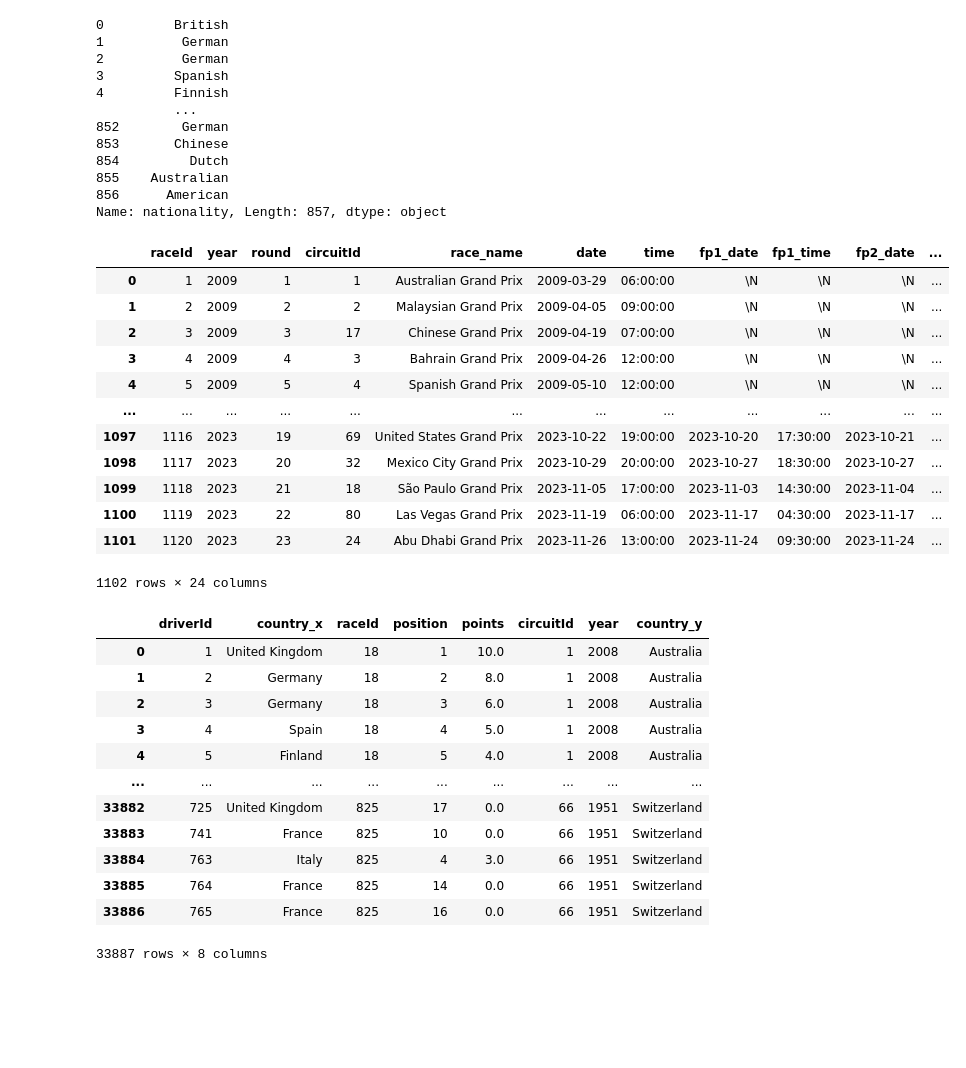
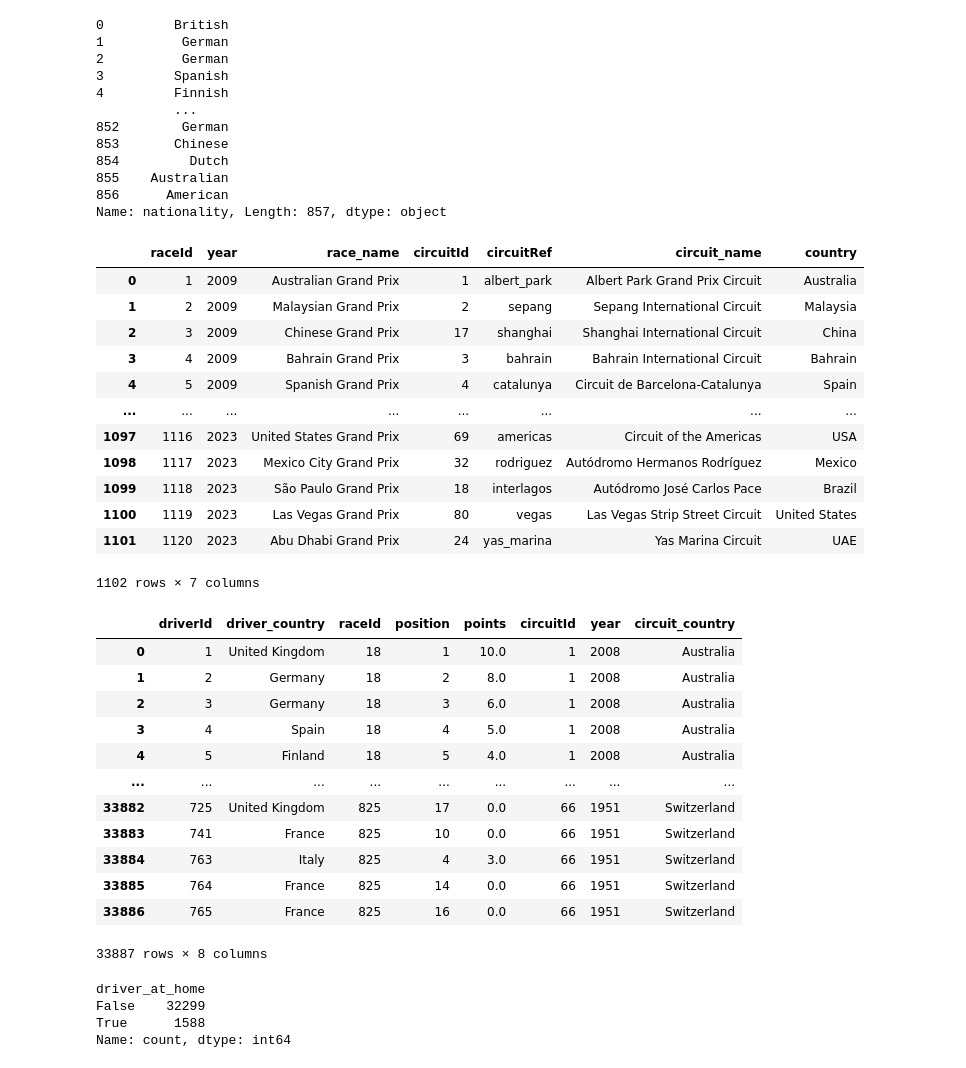
Before and after one commit to MohamedElhadidy0019/Formula_One_Data_Analysis, a Jupyter notebook: home_vs_away_effect.ipynb, the cells around one changed output. Saved outputs shown, nothing was run; the diff lists cells and outputs as text; code cells hidden in the pictures; blank space fills up the shorter version.

```diff
--- a/home_vs_away_effect.ipynb
+++ b/home_vs_away_effect.ipynb
@@ -40,33 +45,38 @@ drivers['country'] = drivers['nationality'].apply(lookup_country)
 Name: nationality, Length: 857, dtype: object
 # %%
 races.rename(columns={'name':'race_name'}, inplace=True)
-races.drop(columns='url', inplace=True)
+races = races[['raceId', 'year', 'race_name', 'circuitId']]
 
 circuits.rename(columns={'name':'circuit_name'}, inplace=True)
-circuits.drop(columns='url', inplace=True)
+circuits.drop(columns=['url', 'lat', 'lng', 'alt', 'location'], inplace=True)
 
-races_circuits = pd.merge(races, circuits, on='circuitId', how='left', )
+races_circuits = pd.merge(races, circuits, on='circuitId', how='left')
 
 display(races_circuits)
 # %% [output]
-|  | raceId | year | round | circuitId | race_name | date | time | fp1_date | fp1_time | fp2_date | ... |
-| 0 | 1 | 2009 | 1 | 1 | Australian Grand Prix | 2009-03-29 | 06:00:00 | \N | \N | \N | ... |
-| 1 | 2 | 2009 | 2 | 2 | Malaysian Grand Prix | 2009-04-05 | 09:00:00 | \N | \N | \N | ... |
-| 2 | 3 | 2009 | 3 | 17 | Chinese Grand Prix | 2009-04-19 | 07:00:00 | \N | \N | \N | ... |
-| 3 | 4 | 2009 | 4 | 3 | Bahrain Grand Prix | 2009-04-26 | 12:00:00 | \N | \N | \N | ... |
-| 4 | 5 | 2009 | 5 | 4 | Spanish Grand Prix | 2009-05-10 | 12:00:00 | \N | \N | \N | ... |
-| ... | ... | ... | ... | ... | ... | ... | ... | ... | ... | ... | ... |
-| 1097 | 1116 | 2023 | 19 | 69 | United States Grand Prix | 2023-10-22 | 19:00:00 | 2023-10-20 | 17:30:00 | 2023-10-21 | ... |
-| 1098 | 1117 | 2023 | 20 | 32 | Mexico City Grand Prix | 2023-10-29 | 20:00:00 | 2023-10-27 | 18:30:00 | 2023-10-27 | ... |
-| 1099 | 1118 | 2023 | 21 | 18 | São Paulo Grand Prix | 2023-11-05 | 17:00:00 | 2023-11-03 | 14:30:00 | 2023-11-04 | ... |
-| 1100 | 1119 | 2023 | 22 | 80 | Las Vegas Grand Prix | 2023-11-19 | 06:00:00 | 2023-11-17 | 04:30:00 | 2023-11-17 | ... |
-| 1101 | 1120 | 2023 | 23 | 24 | Abu Dhabi Grand Prix | 2023-11-26 | 13:00:00 | 2023-11-24 | 09:30:00 | 2023-11-24 | ... |
+|  | raceId | year | race_name | circuitId | circuitRef | circuit_name | country |
+| 0 | 1 | 2009 | Australian Grand Prix | 1 | albert_park | Albert Park Grand Prix Circuit | Australia |
+| 1 | 2 | 2009 | Malaysian Grand Prix | 2 | sepang | Sepang International Circuit | Malaysia |
+| 2 | 3 | 2009 | Chinese Grand Prix | 17 | shanghai | Shanghai International Circuit | China |
+| 3 | 4 | 2009 | Bahrain Grand Prix | 3 | bahrain | Bahrain International Circuit | Bahrain |
+| 4 | 5 | 2009 | Spanish Grand Prix | 4 | catalunya | Circuit de Barcelona-Catalunya | Spain |
+| ... | ... | ... | ... | ... | ... | ... | ... |
+| 1097 | 1116 | 2023 | United States Grand Prix | 69 | americas | Circuit of the Americas | USA |
+| 1098 | 1117 | 2023 | Mexico City Grand Prix | 32 | rodriguez | Autódromo Hermanos Rodríguez | Mexico |
+| 1099 | 1118 | 2023 | São Paulo Grand Prix | 18 | interlagos | Autódromo José Carlos Pace | Brazil |
+| 1100 | 1119 | 2023 | Las Vegas Grand Prix | 80 | vegas | Las Vegas Strip Street Circuit | United States |
+| 1101 | 1120 | 2023 | Abu Dhabi Grand Prix | 24 | yas_marina | Yas Marina Circuit | UAE |
-1102 rows × 24 columns
+1102 rows × 7 columns
 # %%
 drivers = drivers[['driverId', 'country']]
+drivers.rename(columns={'country': 'driver_country'}, inplace=True)
+
 driver_standings = driver_standings[['raceId', 'driverId', 'position', 'points']]
 races = races[['raceId', 'circuitId', 'year']]
+
 circuits = circuits[['circuitId', 'country']]
+circuits.rename(columns={'country': 'circuit_country'}, inplace=True)
+
 
 # join the dataframes
 driver_results = pd.merge(drivers, driver_standings, on='driverId')
@@ -75,11 +85,16 @@ driver_circuit_results = pd.merge(driver_race_results, circuits, on='circuitId')
 
 display(driver_circuit_results)
 
-home_results = driver_circuit_results['country_x'] == driver_circuit_results['country_y']
-home_drivers = driver_circuit_results[home_results]
-away_drivers = driver_circuit_results[~home_results]
+df = driver_circuit_results
+
+# Small note, here we use the data of drivers who have raced in their home as
+# this is the smaller group vs drivers who have raced elsewhere. You can imagine
+# this as a diagram where racers who have raced in their home country is a
+# subset of all racers.
+df['driver_at_home'] = df['driver_country'] == df['circuit_country']
+display(df['driver_at_home'].value_counts())
 # %% [output]
-|  | driverId | country_x | raceId | position | points | circuitId | year | country_y |
+|  | driverId | driver_country | raceId | position | points | circuitId | year | circuit_country |
 | 0 | 1 | United Kingdom | 18 | 1 | 10.0 | 1 | 2008 | Australia |
 | 1 | 2 | Germany | 18 | 2 | 8.0 | 1 | 2008 | Australia |
 | 2 | 3 | Germany | 18 | 3 | 6.0 | 1 | 2008 | Australia |
@@ -92,3 +107,7 @@ away_drivers = driver_circuit_results[~home_results]
 | 33885 | 764 | France | 825 | 14 | 0.0 | 66 | 1951 | Switzerland |
 | 33886 | 765 | France | 825 | 16 | 0.0 | 66 | 1951 | Switzerland |
 33887 rows × 8 columns
+driver_at_home
+False    32299
+True      1588
+Name: count, dtype: int64
```
Also changed, not shown: parts of 10 cells of this notebook, 3 other files.
